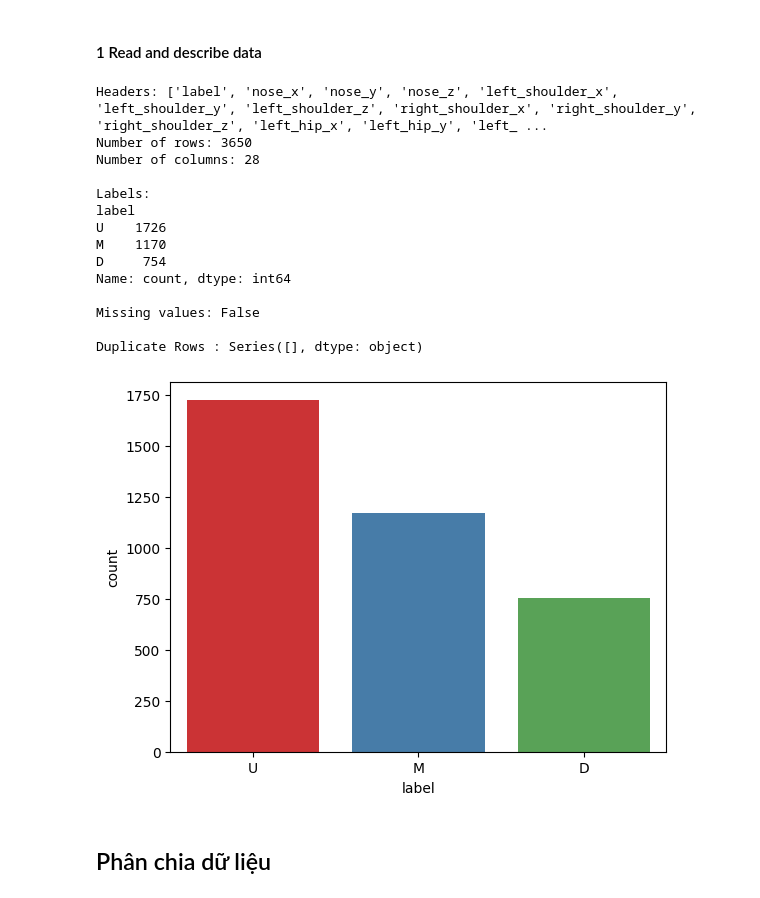
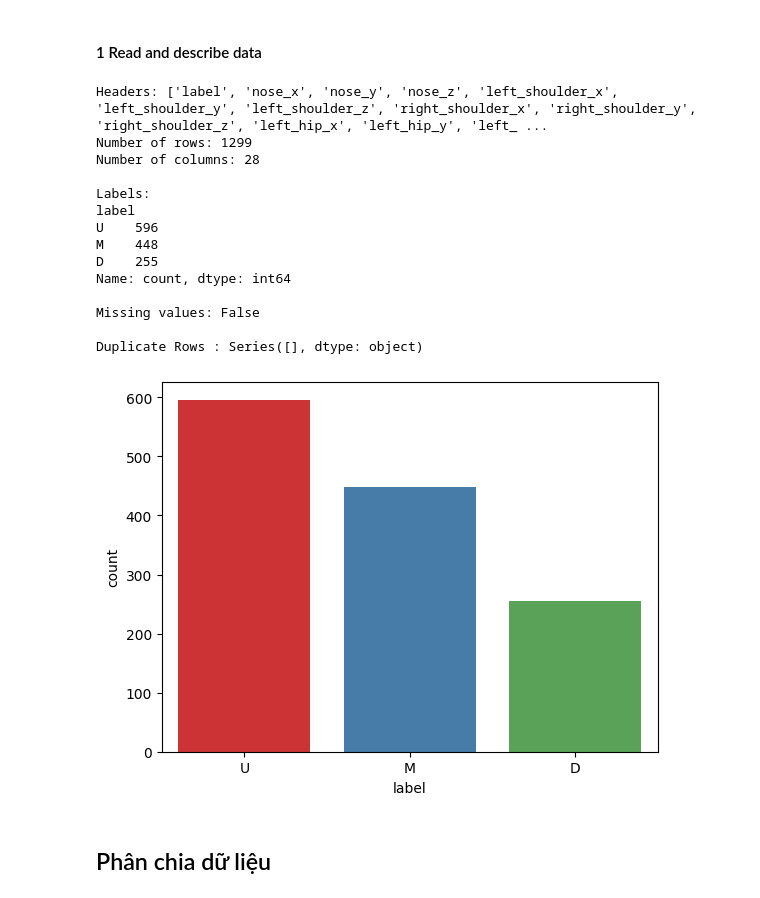
Before and after one commit to tranhuutuan261103/Gym-Exercise-Correction, a Jupyter notebook: trainning/squat_model/train_model.ipynb, the cells around one changed output. Cells and saved outputs as stored; diff of their text form; code cells hidden in the pictures.

Commit message:
feat: [AI] Split squat model to front and side

```diff
--- a/trainning/squat_model/train_model.ipynb
+++ b/trainning/squat_model/train_model.ipynb
@@ -49,27 +54,27 @@ def round_up_metric_results(results) -> list:
 # %% [markdown]
 #### 1 Read and describe data
 # %%
-df = describe_dataset('train_clean_merged.csv')
+df = describe_dataset('train_front_clean.csv')
 sns.countplot(x='label', data=df, palette="Set1")
 df.loc[df["label"] == "D", "label"] = 0
 df.loc[df["label"] == "M", "label"] = 1
 df.loc[df["label"] == "U", "label"] = 2
 # %% [output]
 Headers: ['label', 'nose_x', 'nose_y', 'nose_z', 'left_shoulder_x', 'left_shoulder_y', 'left_shoulder_z', 'right_shoulder_x', 'right_shoulder_y', 'right_shoulder_z', 'left_hip_x', 'left_hip_y', 'left_ ...
-Number of rows: 3650
+Number of rows: 1299
 Number of columns: 28
 
 Labels:
 label
-U    1726
-M    1170
-D     754
+U    596
+M    448
+D    255
 Name: count, dtype: int64
 
 Missing values: False
 
 Duplicate Rows : Series([], dtype: object)
-[figure, old version]
+[figure, new version]
 # %% [markdown]
 ## Phân chia dữ liệu
 # %% [markdown]
```
Also changed, not shown: parts of 38 cells of this notebook, 23 other files.
